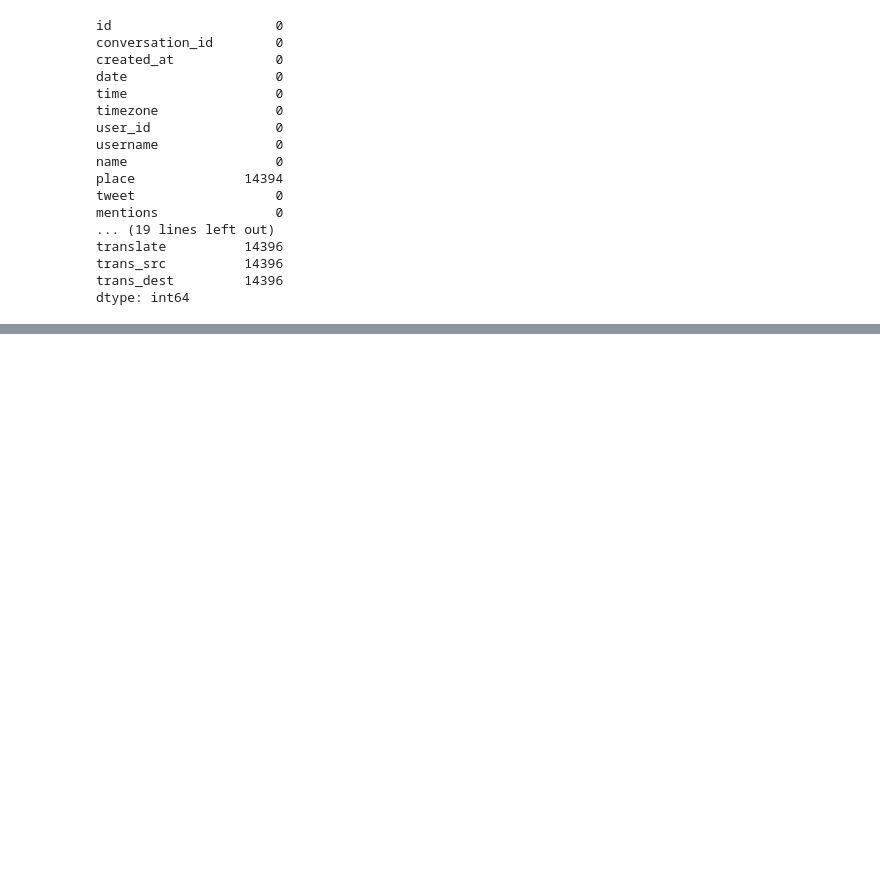
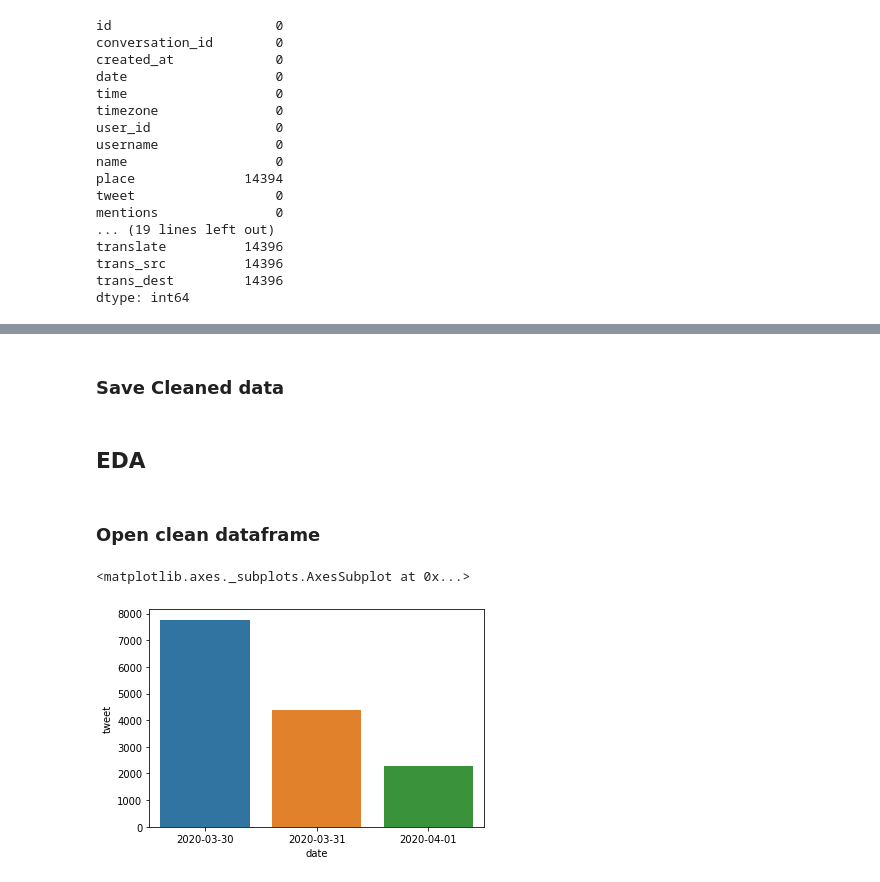
Before and after one commit to jacksonbull87/Social-Listening-NLP-Project, a Jupyter notebook: SL - Data Pipeline.ipynb, the cells around one changed output, grey strips where cells are left out. Saved outputs shown, nothing was run; the diff lists cells and outputs as text; code cells hidden in the pictures; blank space fills up the shorter version.

Commit message:
eda tweet by date

```diff
--- a/SL - Data Pipeline.ipynb
+++ b/SL - Data Pipeline.ipynb
@@ -123,0 +149,2 @@ df.lemmatized_tweets = df.clean_tweets.apply(lambda x: ' '.join([lemmatizer.lemm
+# %% [markdown]
+### Save Cleaned data
@@ -123,0 +153,15 @@ df.lemmatized_tweets = df.clean_tweets.apply(lambda x: ' '.join([lemmatizer.lemm
+# %% [markdown]
+## EDA
+# %% [markdown]
+### Open clean dataframe
+# %%
+clean_df = pd.read_csv('clean_billie_tweets.csv', index_col=0)
+# %%
+#let's explore the distribution of tweets by date
+
+tweets_by_date = clean_df.groupby('date')['tweet'].count().reset_index()
+# %%
+sns.barplot(data=tweets_by_date, x='date', y='tweet')
+# %% [output]
+<matplotlib.axes._subplots.AxesSubplot at 0x...>
+[figure, added]
```
Also changed, not shown: parts of 14 cells of this notebook.
